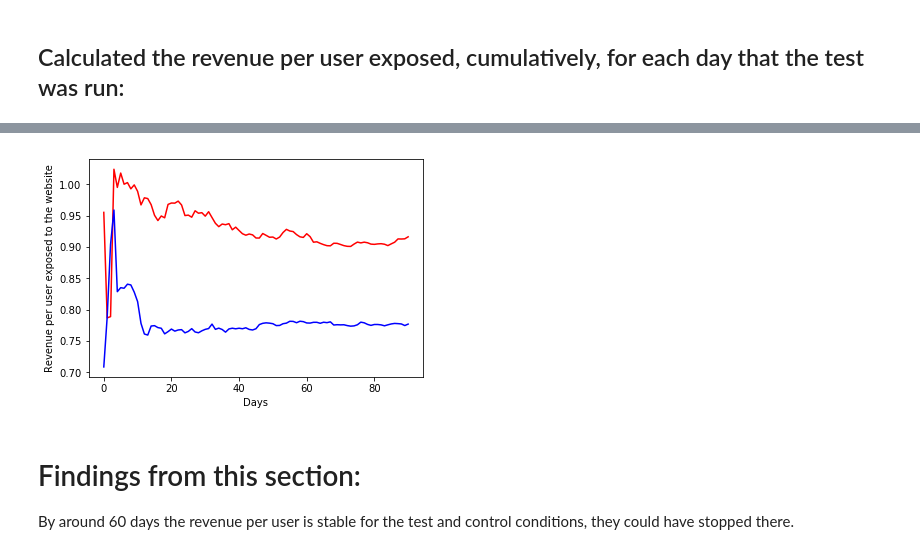
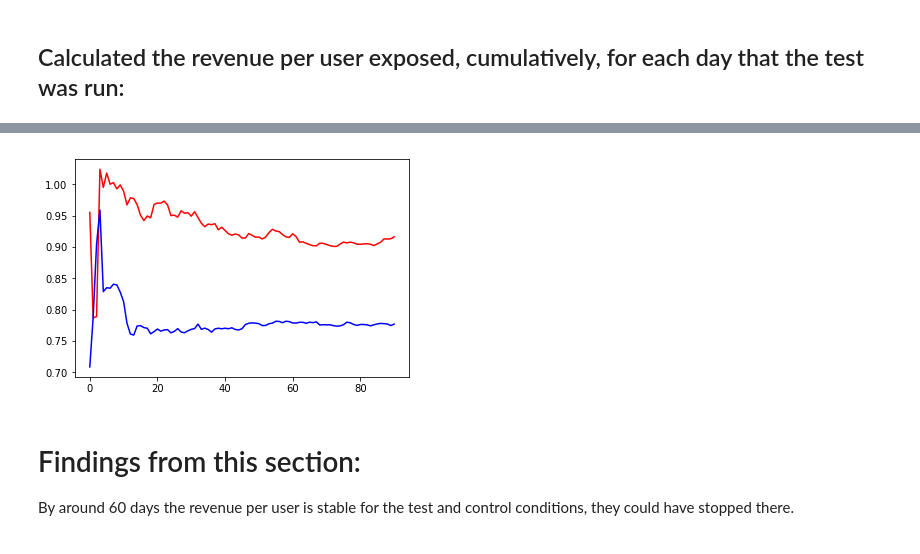
Before and after one commit to bs9ce/Data_Challenges, a Jupyter notebook: data_challenge_2.ipynb, the cells around one changed output, grey strips where cells are left out. Cells and saved outputs as stored; diff of their text form; code cells hidden in the pictures.

```diff
--- a/data_challenge_2.ipynb
+++ b/data_challenge_2.ipynb
@@ -70,3 +57,0 @@ aux1 = np.setdiff1d(np.array(users.user_id),np.array(test_results.user_id))
-# %%
-users_1 = users.set_index('user_id')
-test_results_1 = test_results.set_index('user_id')
@@ -329,2 +160,0 @@ Using matplotlib backend: MacOSX
-# %%
-cum_table_sort['cum_sum_tested'] = cum_table_sort['tested'].cumsum()
@@ -405,17 +161,15 @@ See the caveats in the documentation: http://pandas.pydata.org/pandas-docs/stabl
 # %%
 cum_table_sort['cum_sum_tested'] = cum_table_sort['tested'].cumsum()
 cum_table_sort['cum_sum_control'] = cum_table_sort['control'].cumsum()
 cum_table_sort['cum_sum_control_converted'] = cum_table_sort['control_converted'].cumsum()
 cum_table_sort['cum_sum_test_converted'] = cum_table_sort['test_converted'].cumsum()
 gooz_test = 59*cum_table_sort['cum_sum_test_converted']/cum_table_sort['cum_sum_tested']
 gooz_control = 39*cum_table_sort['cum_sum_control_converted']/cum_table_sort['cum_sum_control']
 plt.plot(gooz_test,'r')
 plt.plot(gooz_control,'b')
-plt.xlabel('Days')
-plt.ylabel('Revenue per user exposed to the website')
 plt.show()
 # %% [output]
-[figure, old version]
+[figure, new version]
 # %% [markdown]
 # Findings from this section:
 By around 60 days the revenue per user is stable for the test and control conditions, they could have stopped there.
```
Also changed, not shown: parts of 90 cells of this notebook.
